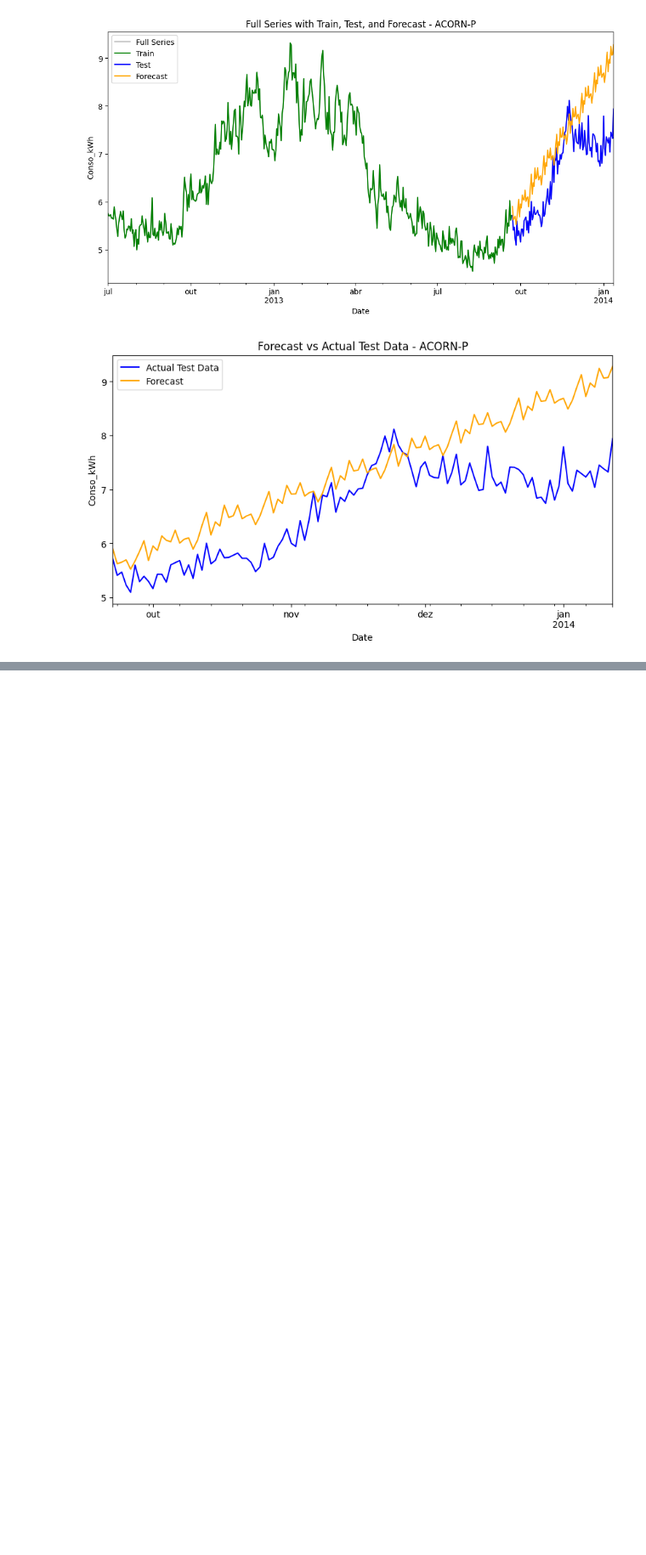
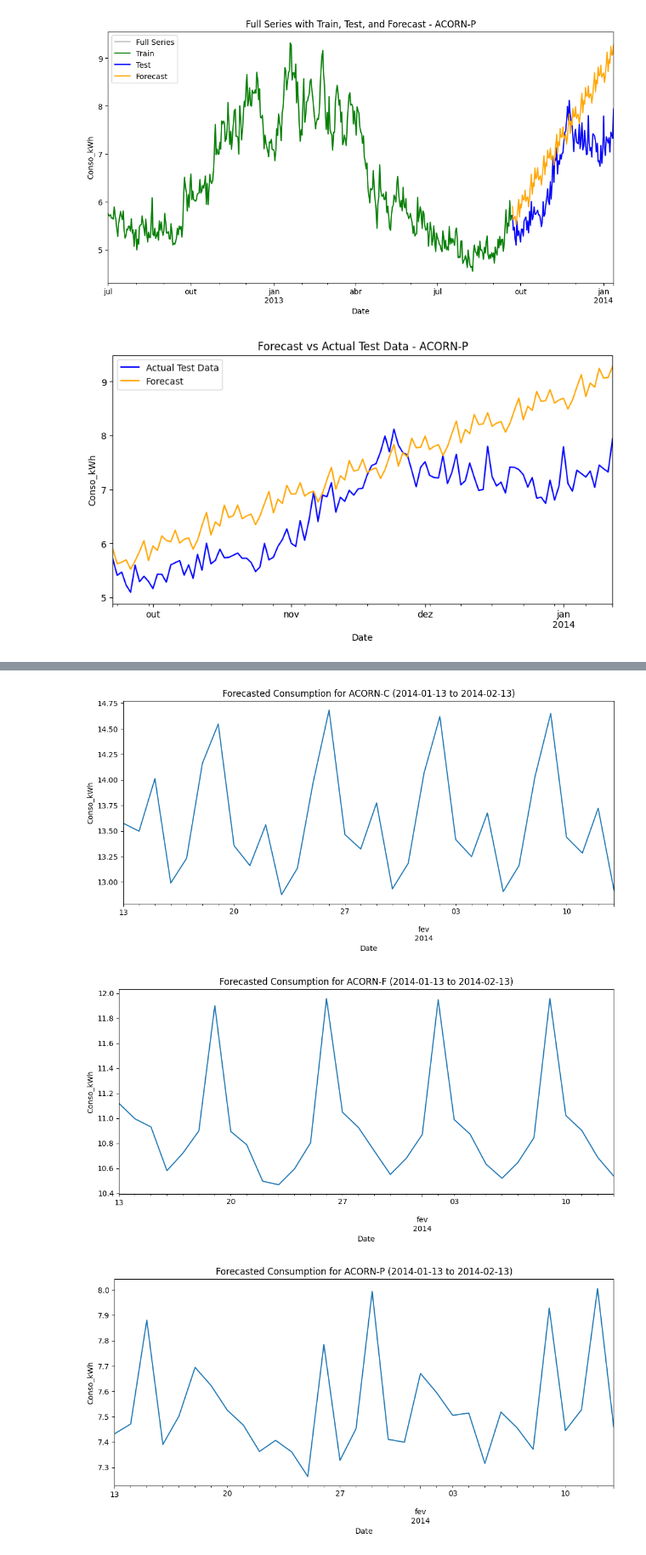
Before and after one commit to thiagonarcizo/Forecast-of-Electricity-Consumption, a Jupyter notebook: notebooks_gustavo/01_model_longterme.ipynb, the cells around one changed output, grey strips where cells are left out. Shown at 85% size. Cells and saved outputs as stored; diff of their text form; code cells hidden in the pictures; blank space fills up the shorter version.

Commit message:
Minor adjustments in SARIMAX model

```diff
--- a/notebooks_gustavo/01_model_longterme.ipynb
+++ b/notebooks_gustavo/01_model_longterme.ipynb
@@ -220,3 +220,26 @@ RMSE: 0.110
 RMSE: 0.087
 [figure]
 [figure]
+# %%
+# Predict consumption from 2014-01-13 to 2014-02-13 for all 3 Acorn types using SARIMA
+
+future_dates = pd.date_range('2014-01-13', '2014-02-13', freq='D')
+
+future_forecasts = {}
+
+for acorn_label in acorn_types:
+    # Get the original series for this Acorn type
+    series = df_group_4_daily.xs(acorn_label, level='Acorn')['Conso_kWh']
+    params = sarima_params[acorn_label]
+    # Fit SARIMA on the full available data (use all data up to 2014-01-12)
+    model = SARIMAX(series, order=params['order'], seasonal_order=params['seasonal_order'])
+    model_fit = model.fit(disp=False)
+    # Forecast for the required period
+    forecast = model_fit.get_forecast(steps=len(future_dates))
+    forecast_series = pd.Series(forecast.predicted_mean.values, index=future_dates)
+    future_forecasts[acorn_label] = forecast_series
+
+# Display the forecasts
+for acorn_label, forecast_series in future_forecasts.items():
+    print(f"\nForecast for {acorn_label}:")
+    print(forecast_series)
@@ -222,0 +264,10 @@ RMSE: 0.087
+# %%
+for acorn_label, forecast_series in future_forecasts.items():
+    forecast_series.plot(figsize=(12, 5), title=f'Forecasted Consumption for {acorn_label} (2014-01-13 to 2014-02-13)')
+    plt.xlabel('Date')
+    plt.ylabel('Conso_kWh')
+    plt.show()
+# %% [output]
+[figure, added]
+[figure, added]
+[figure, added]
```
Also changed, not shown: parts of 1 cell of this notebook.
